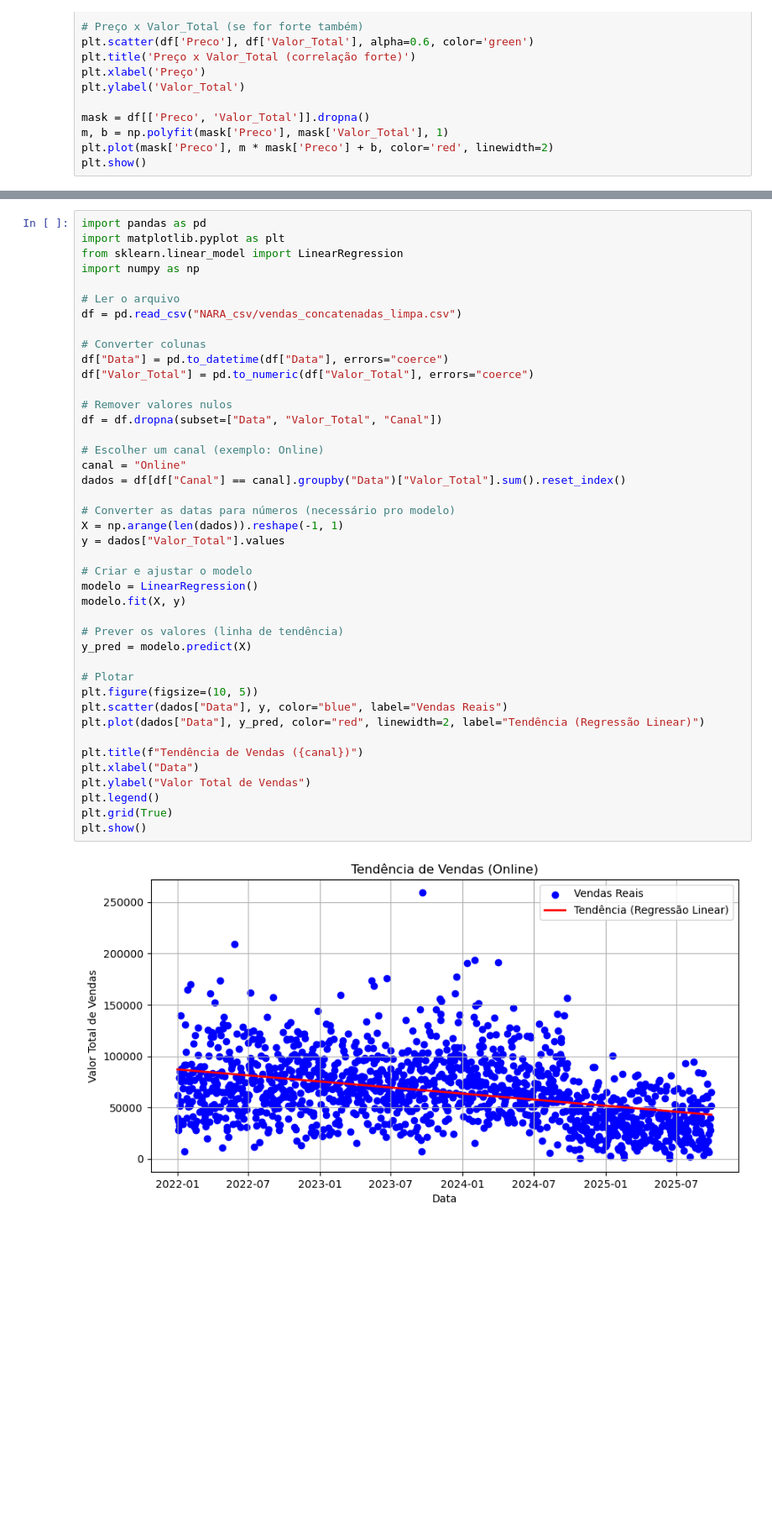
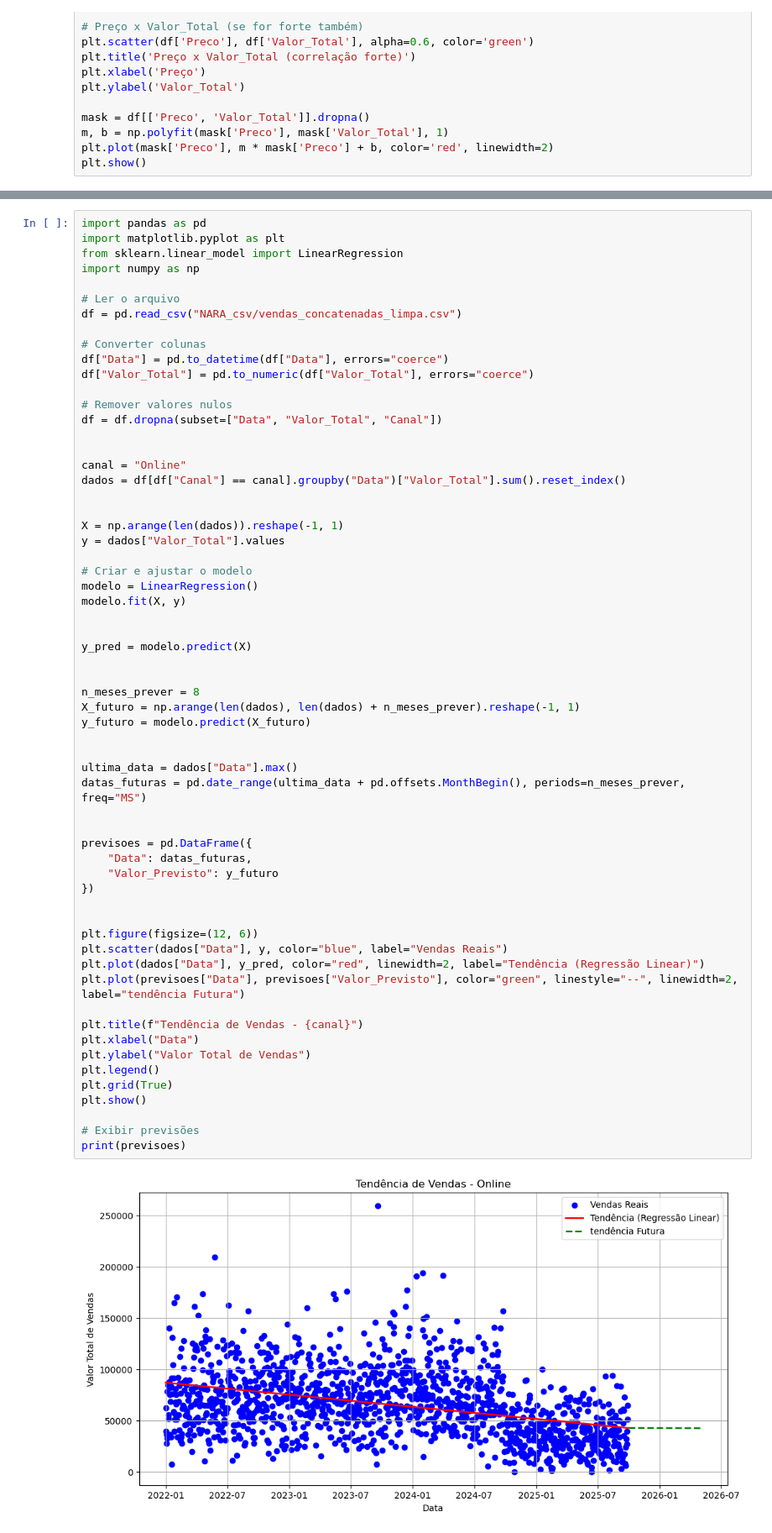
Before and after one commit to MatheusVieira12/Projeto_Nara, a Jupyter notebook: jup_testes.ipynb, the cells around one changed output, grey strips where cells are left out. Shown: that part at 84% size. Saved outputs shown, nothing was run; the diff lists cells and outputs as text; blank space fills up the shorter version.

```diff
--- a/jup_testes.ipynb
+++ b/jup_testes.ipynb
@@ -273,37 +273,56 @@ import numpy as np
 df = pd.read_csv("NARA_csv/vendas_concatenadas_limpa.csv")
 
 # Converter colunas
 df["Data"] = pd.to_datetime(df["Data"], errors="coerce")
 df["Valor_Total"] = pd.to_numeric(df["Valor_Total"], errors="coerce")
 
 # Remover valores nulos
 df = df.dropna(subset=["Data", "Valor_Total", "Canal"])
 
-# Escolher um canal (exemplo: Online)
+
 canal = "Online"
 dados = df[df["Canal"] == canal].groupby("Data")["Valor_Total"].sum().reset_index()
 
-# Converter as datas para números (necessário pro modelo)
+
 X = np.arange(len(dados)).reshape(-1, 1)
 y = dados["Valor_Total"].values
 
 # Criar e ajustar o modelo
 modelo = LinearRegression()
 modelo.fit(X, y)
 
-# Prever os valores (linha de tendência)
+
 y_pred = modelo.predict(X)
 
-# Plotar
-plt.figure(figsize=(10, 5))
+
+n_meses_prever = 8
+X_futuro = np.arange(len(dados), len(dados) + n_meses_prever).reshape(-1, 1)
+y_futuro = modelo.predict(X_futuro)
+
+
+ultima_data = dados["Data"].max()
+datas_futuras = pd.date_range(ultima_data + pd.offsets.MonthBegin(), periods=n_meses_prever, freq="MS")
+
+
+previsoes = pd.DataFrame({
+    "Data": datas_futuras,
+    "Valor_Previsto": y_futuro
+})
+
+
+plt.figure(figsize=(12, 6))
 plt.scatter(dados["Data"], y, color="blue", label="Vendas Reais")
 plt.plot(dados["Data"], y_pred, color="red", linewidth=2, label="Tendência (Regressão Linear)")
+plt.plot(previsoes["Data"], previsoes["Valor_Previsto"], color="green", linestyle="--", linewidth=2, label="tendência Futura")
 
-plt.title(f"Tendência de Vendas ({canal})")
+plt.title(f"Tendência de Vendas - {canal}")
 plt.xlabel("Data")
 plt.ylabel("Valor Total de Vendas")
 plt.legend()
 plt.grid(True)
 plt.show()
+
+# Exibir previsões
+print(previsoes)
 # %% [output]
-[figure, old version]
+[figure, new version]
```
Also changed, not shown: parts of 4 cells of this notebook, 6 other files.
